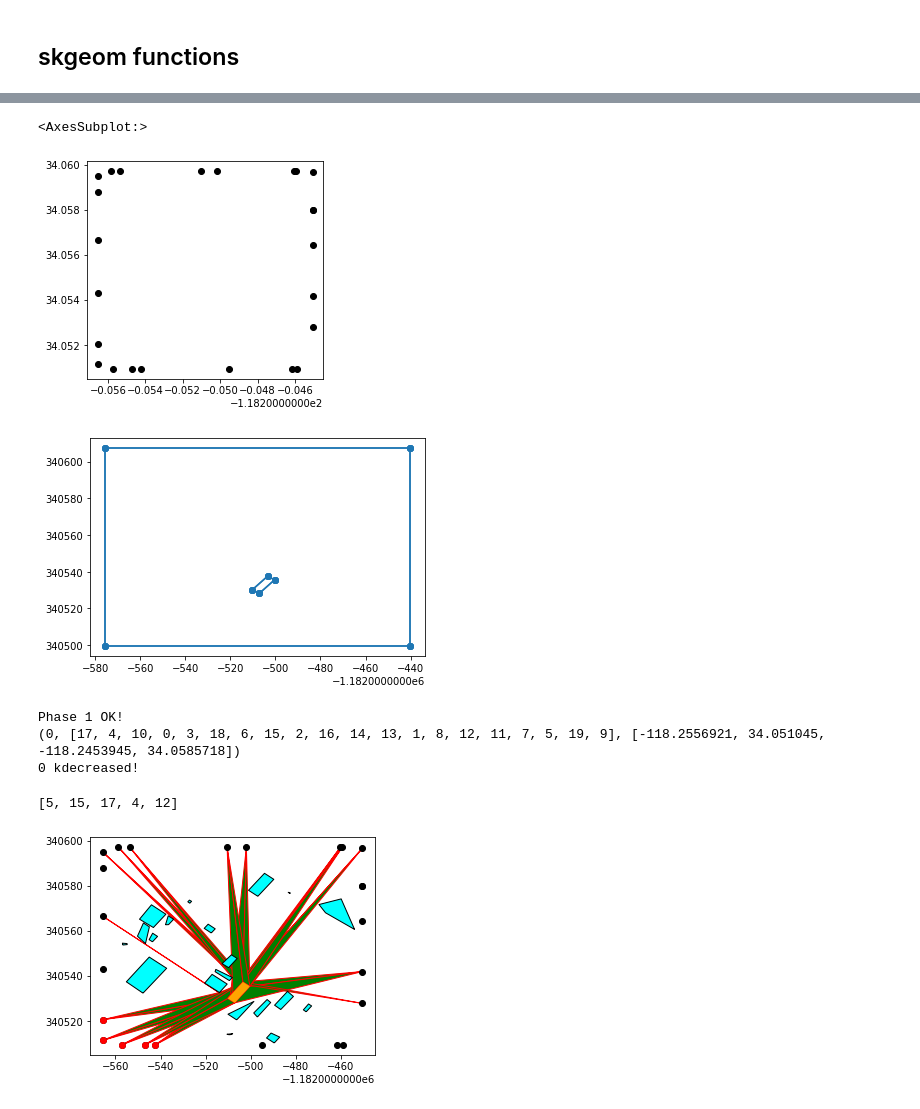
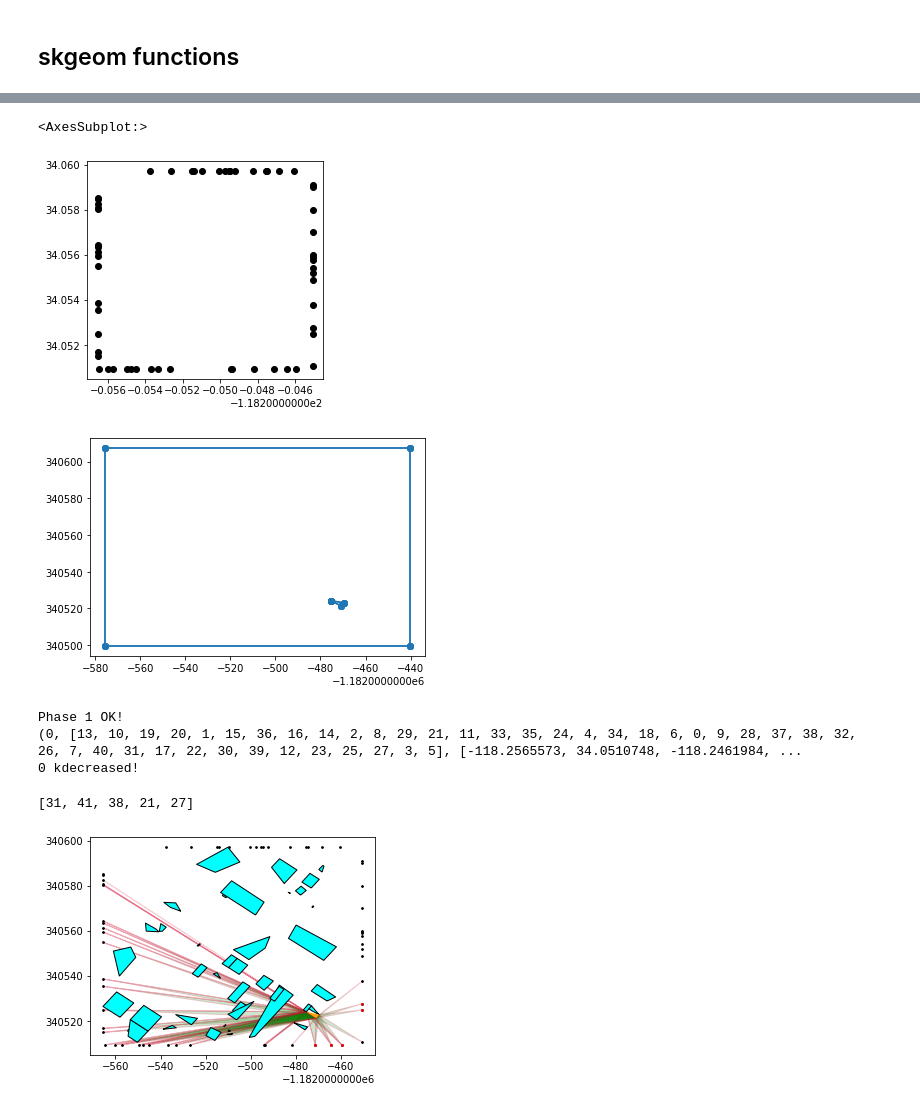
Before and after one commit to ab1nash/multi-location-visibility, a Jupyter notebook: mainQD.ipynb, the cells around one changed output, grey strips where cells are left out. Saved outputs shown, nothing was run; the diff lists cells and outputs as text; code cells hidden in the pictures.

```diff
--- a/mainQD.ipynb
+++ b/mainQD.ipynb
@@ -94,7 +94,7 @@ def updateVisibility(queryPoint:Point2, Target_:list, arrange:arrangement, visRe
     return ret
 # %%
 gdf = gp.read_file("obstacles400.gpkg")
-qpGdf = gp.read_file("querypoints400.gpkg")
+qpGdf = gp.read_file("querypoints400_60a.gpkg")
 # %%
 '''
     Visibility skgeom construction
@@ -134,6 +134,6 @@ gdf['geometry'] = simple
 # gdf = gdf.set_crs("EPSG:3035", allow_override=True)
 gdf['centroid'] = gdf.centroid
 
-gdf = gdf.sample(frac=0.2)
+gdf = gdf.sample(frac=0.4)
 print(gdf.shape)
 # %% [output]
@@ -177,7 +177,7 @@ Target.plot(ax=base, color='red')
 qpGdf.plot(color="black")
 # %% [output]
 <AxesSubplot:>
-[figure, old version]
+[figure, new version]
 # %%
 '''
     Inserting Target in our arrangement
@@ -207,7 +207,7 @@ scaledTarget = Polygon(targetPolyBuilder)
 for he in arr.halfedges:
     draw.draw(he.curve())
 # %% [output]
-[figure, old version]
+[figure, new version]
 # %%
 rtree1 = gdf.sindex
 # %%
@@ -268,6 +268,10 @@ def minDist(queryPoint:Point,node:Polygon):
     return nPoints[0].distance(nPoints[1])
 # %%
 def getScaledNode(node):
+
+    if(node.area == 0.0):
+        return Point(node.x*10000,node.y*10000)
+
     vertices = node.exterior.coords
     scaledVx = []
     for vertex in vertices:
@@ -391,16 +395,17 @@ def kMaximumVisibility(T,Q,k, gdf):
             nodeId,_ = dequeue(LO[current_best])
             # print(nodeId)
             if (nodeId == -1):
+                # if(current_best != -1):
                 L.append(current_best)
                 k = k-1
                 if (k<=0):
                     print(k,"kdecreased!")
                     end = True
+                    # return L, vrPoly
                     cont = False
             elif (nodeId not in CO):
                 node = getScaledNode(gdf.iloc[nodeId].geometry)
                 if(insideVisibleRegion(vrPoly[current_best],node) == True):
-                # ++++++++++
                     queryPoint = getScaledPoint(current_best,Q)
                     vrset[current_best] = updateVisibility(asPoint2(queryPoint),T,arr,vrset[current_best],node)
                     vrPoly[current_best] = buildVRPolygons(vrset[current_best],queryPoint)
@@ -410,13 +415,12 @@ def kMaximumVisibility(T,Q,k, gdf):
                             queryPoint_i = getScaledPoint(index,Q)
                             vrset[index] = updateVisibility(asPoint2(queryPoint_i),T,arr,vrset[index],node)
                             vrPoly[index] = buildVRPolygons(vrset[index],queryPoint_i)
-                        # -----------
                 val = getLength(vrset[current_best], queryPoint)
-                VQ = enqueue(VQ, Q['id'][current_best], val)
+                VQ = enqueue(VQ, Q['id'][current_best], -1*val)
                 # CO.add(nodeId)
             else:
                 val = getLength(vrset[current_best], queryPoint)
-                VQ = enqueue(VQ, Q['id'][current_best], val)
+                VQ = enqueue(VQ, Q['id'][current_best], -1*val)
                 cont = False
     return L, vrPoly
     # -----------------END--------------------
@@ -425,9 +429,9 @@ ans, vrPolygons = kMaximumVisibility(targetBuilder, qpGdf, 5, gdf)
 list(ans)
 # %% [output]
 Phase 1 OK!
-(0, [17, 4, 10, 0, 3, 18, 6, 15, 2, 16, 14, 13, 1, 8, 12, 11, 7, 5, 19, 9], [-118.2556921, 34.051045, -118.2453945, 34.0585718])
+(0, [13, 10, 19, 20, 1, 15, 36, 16, 14, 2, 8, 29, 21, 11, 33, 35, 24, 4, 34, 18, 6, 0, 9, 28, 37, 38, 32, 26, 7, 40, 31, 17, 22, 30, 39, 12, 23, 25, 27, 3, 5], [-118.2565573, 34.0510748, -118.2461984, ...
 0 kdecreased!
-[5, 15, 17, 4, 12]
+[31, 41, 38, 21, 27]
 # %%
 # for ix in qpGdf.index:
 #         print(ix)
@@ -465,14 +469,14 @@ import matplotlib.pyplot as plt
 # %%
 Tplot = gp.GeoSeries(Tlist)
 QPplot = gp.GeoSeries(QPlist)
 Obsplot = gp.GeoSeries(Obslist)
 VRplot = gp.GeoSeries(VRlist)
 Aplot = gp.GeoSeries(Alist)
 
-base = VRplot.plot(color='green', edgecolor='red')
-base2 = QPplot.plot(ax = base, color='black')
+base = VRplot.plot(color='green', edgecolor='crimson',alpha=0.2)
+base2 = QPplot.plot(ax = base, color='black',markersize=3)
 base3 = Obsplot.plot(ax = base2, color='cyan', edgecolor='black')
 base4 = Tplot.plot(ax = base3, color='orange')
-base5 = Aplot.plot(ax = base4, color='red')
+base5 = Aplot.plot(ax = base4, color='red',markersize=3)
 # %% [output]
-[figure, old version]
+[figure, new version]
```
Also changed, not shown: parts of 3 cells of this notebook, 6 other files.
